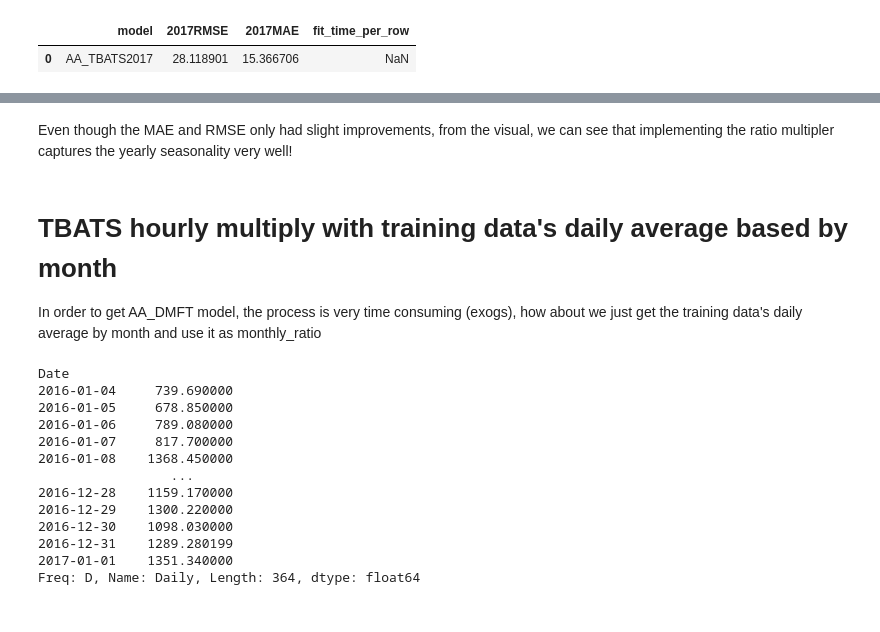
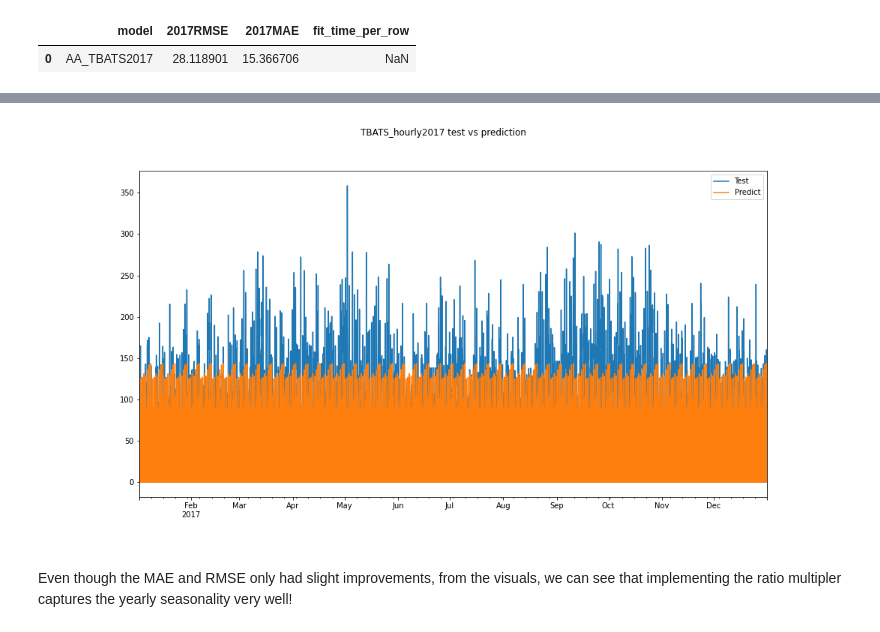
Before and after one commit to tc18fwd/SpringBoard, a Jupyter notebook: Capstone Two/Capstone 2 modeling (hour).ipynb, the cells around one changed output, grey strips where cells are left out. Saved outputs shown, nothing was run; the diff lists cells and outputs as text; code cells hidden in the pictures.

```diff
--- a/Capstone Two/Capstone 2 modeling (hour).ipynb
+++ b/Capstone Two/Capstone 2 modeling (hour).ipynb
@@ -1050,23 +1064,7 @@ plt.savefig('AA_TBATS 2017 test vs prediction.png')
+# %%
+# compare with original 2017 TBATS visual with same train/test data set
+Image('TBATS_hourly2017 test vs prediction.png')
+# %% [output]
+[figure, added]
 # %% [markdown]
-Even though the MAE and RMSE only had slight improvements, from the visual, we can see that implementing the ratio multipler captures the yearly seasonality very well!
+Even though the MAE and RMSE only had slight improvements, from the visuals, we can see that implementing the ratio multipler captures the yearly seasonality very well!
-# %% [markdown]
-# TBATS hourly multiply with training data's daily average based by month
-In order to get AA_DMFT model, the process is very time consuming (exogs), how about we just get the training data's daily average by month and use it as monthly_ratio
-# %%
-# use df2 to get 2016's daily sales
-df2016daily = df2.Daily[:364]
-df2016daily
-# %% [output]
-Date
-2016-01-04     739.690000
-2016-01-05     678.850000
-2016-01-06     789.080000
-2016-01-07     817.700000
-2016-01-08    1368.450000
-                 ...
-2016-12-28    1159.170000
-2016-12-29    1300.220000
-2016-12-30    1098.030000
-2016-12-31    1289.280199
-2017-01-01    1351.340000
-Freq: D, Name: Daily, Length: 364, dtype: float64
```
Also changed, not shown: parts of 12 cells of this notebook, 9 other files.
